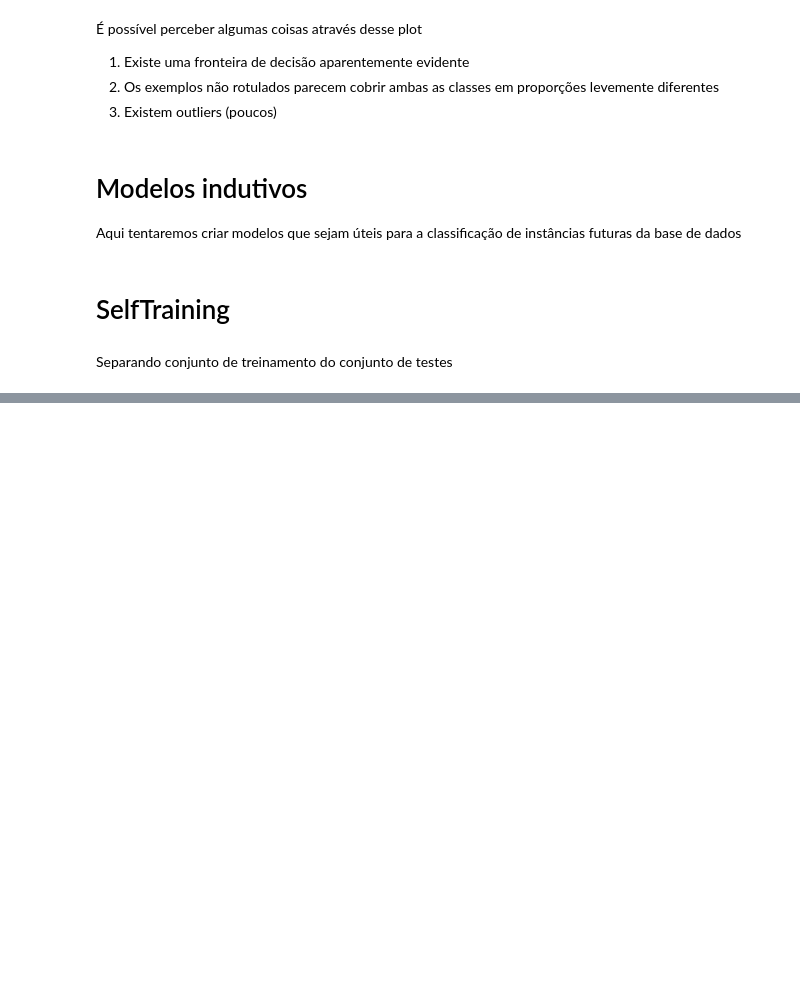
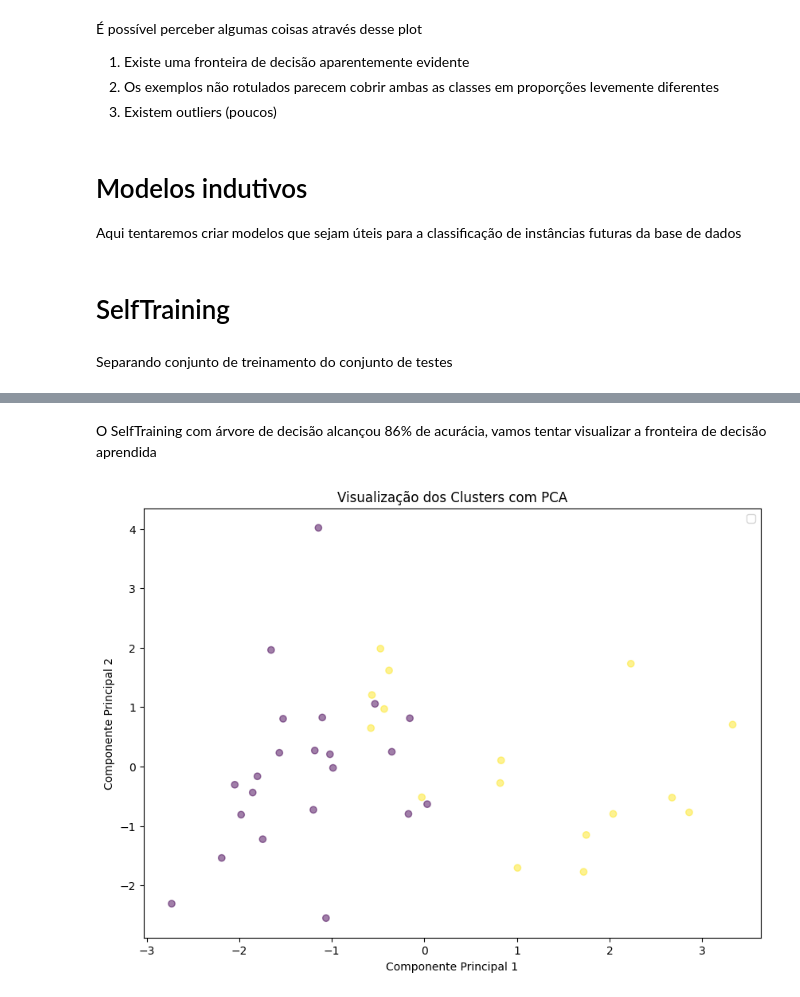
Before and after one commit to DanielAlmeida19/mineracao-dados-atividades, a Jupyter notebook: semi-supervised.ipynb, the cells around one changed output, grey strips where cells are left out. Saved outputs shown, nothing was run; the diff lists cells and outputs as text; code cells hidden in the pictures; blank space fills up the shorter version.

```diff
--- a/semi-supervised.ipynb
+++ b/semi-supervised.ipynb
@@ -199,0 +233,18 @@ df_metrics
+# %% [markdown]
+O SelfTraining com árvore de decisão alcançou 86% de acurácia, vamos tentar visualizar a fronteira de decisão aprendida
+# %%
+best_self_training_model = best_model[0]
+y_pred = best_self_training_model.predict(x_test)
+
+x_test_scaled = scaler.transform(x_test)
+data_pca_2 = pca.transform(x_test_scaled)
+
+plt.figure(figsize=(10, 7))
+plt.scatter(data_pca_2[:, 0], data_pca_2[:, 1], c=y_pred, cmap='viridis', marker='o', alpha=0.5)
+plt.title("Visualização dos Clusters com PCA")
+plt.xlabel("Componente Principal 1")
+plt.ylabel("Componente Principal 2")
+plt.legend()
+plt.show()
+# %% [output]
+[figure, added]
```
Also changed, not shown: parts of 15 cells of this notebook.
